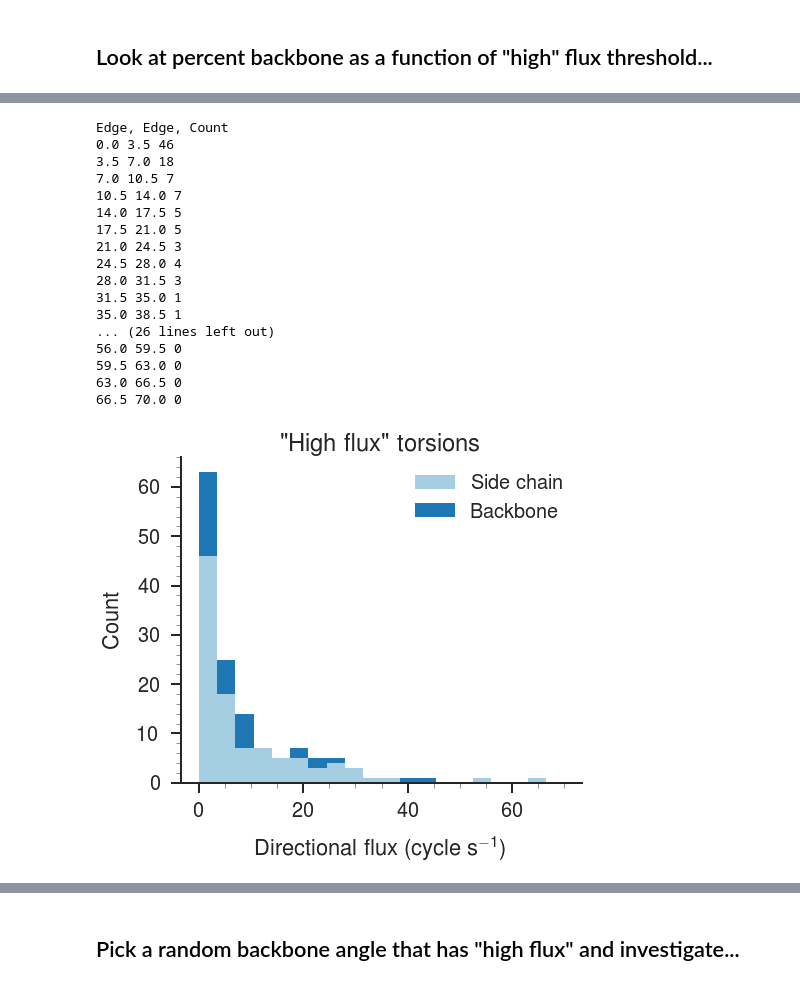
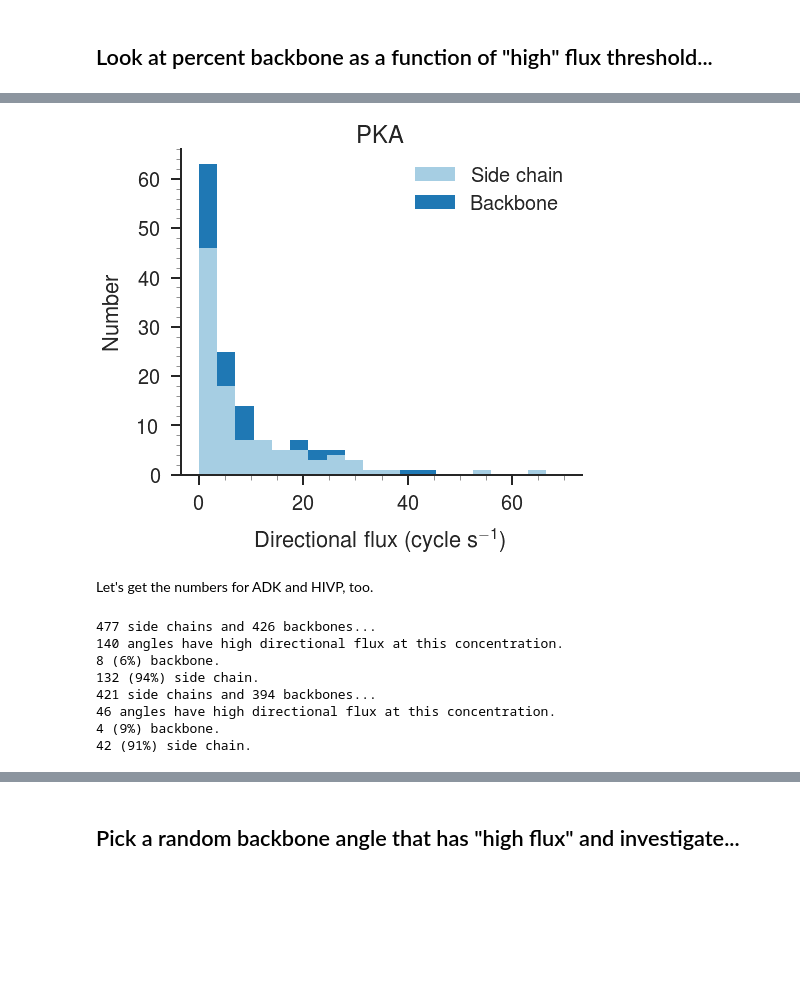
Before and after one commit to slochower/nonequilibrium-master, a Jupyter notebook: notebooks/explore-raw-dihedral-data/check-for-reviewer-comments.ipynb, the cells around one changed output, grey strips where cells are left out. Drawn from its saved outputs; the diff is of its cells as text; code cells hidden in the pictures; blank space fills up the shorter version.

```diff
--- a/notebooks/explore-raw-dihedral-data/check-for-reviewer-comments.ipynb
+++ b/notebooks/explore-raw-dihedral-data/check-for-reviewer-comments.ipynb
@@ -136,0 +125,6 @@ paper_plot(fig)
+# %%
+this = Simulation(data_source='pka_md_data')
+this.name = 'psiPHE29'
+this.cSubstrate = 10**-2.0
+this.simulate()
+plot_input(this, label=True, title=r'Phe29 $\psi$')
@@ -227,48 +233,24 @@ paper_plot(fig)
 # %%
 fig = plt.figure(figsize=(6 * 1.2, 6))
 gs = GridSpec(1, 1, wspace=0.2, hspace=0.5)
 ax = plt.subplot(gs[0, 0])
 
 hist_sc, bin_edges = np.histogram(high_flux_sc, bins=20, range=(0,70))
 mids = bin_edges[1:] - np.diff(bin_edges)/2
 width = bin_edges[1] - bin_edges[0]
 rects = ax.bar(mids, hist_sc, width=width, color=cmap[0], label='Side chain')
 
-print('Edge, Edge, Count')
-for i in range(len(hist)):
-    print(bin_edges[i], bin_edges[i+1], hist_sc[i])
-
-
 hist_bb, bin_edges = np.histogram(high_flux_bb, bins=20, range=(0,70))
 mids = bin_edges[1:] - np.diff(bin_edges)/2
 width = bin_edges[1] - bin_edges[0]
 rects = ax.bar(mids, hist_bb, width=width, color=cmap[1], bottom=hist_sc, label='Backbone')
 
-print('Edge, Edge, Count')
-for i in range(len(hist)):
-    print(bin_edges[i], bin_edges[i+1], hist_bb[i])
-
 ax.legend()
-ax.set_title('"High flux" torsions')
-ax.set_ylabel('Count')
+ax.set_title('PKA')
+ax.set_ylabel('Number')
 ax.set_xlabel('Directional flux (cycle s$^{{-1}}$)')
 paper_plot(fig)
 # %% [output]
-Edge, Edge, Count
-0.0 3.5 46
-3.5 7.0 18
-7.0 10.5 7
-10.5 14.0 7
-14.0 17.5 5
-17.5 21.0 5
-21.0 24.5 3
-24.5 28.0 4
-28.0 31.5 3
-31.5 35.0 1
-35.0 38.5 1
-... (26 lines left out)
-56.0 59.5 0
-59.5 63.0 0
-63.0 66.5 0
-66.5 70.0 0
-[figure, old version]
+[figure, new version]
+# %% [markdown]
+Let's get the numbers for ADK and HIVP, too.
@@ -274,0 +263,23 @@ Edge, Edge, Count
+# %%
+for (protein, threshold) in zip([adk, hivp], [1, 1]):
+
+    side_chains = protein[~protein.File.str.contains("phi|psi")]
+    back_bones = protein[protein.File.str.contains("phi|psi")]
+    print(f'{len(side_chains)} side chains and {len(back_bones)} backbones...')
+
+    high_flux = protein[protein['Directional flux'].abs().values > threshold]['Directional flux'].abs().values
+    high_flux_sc = side_chains[side_chains['Directional flux'].abs().values > threshold]['Directional flux'].abs().values
+    high_flux_bb = back_bones[back_bones['Directional flux'].abs().values > threshold]['Directional flux'].abs().values
+
+    print(f'{len(high_flux)} angles have high directional flux at this concentration.')
+    print(f'{len(high_flux_bb)} ({len(high_flux_bb) / len(high_flux) * 100:1.0f}%) backbone.')
+    print(f'{len(high_flux_sc)} ({len(high_flux_sc) / len(high_flux) * 100:1.0f}%) side chain.')
+# %% [output]
+477 side chains and 426 backbones...
+140 angles have high directional flux at this concentration.
+8 (6%) backbone.
+132 (94%) side chain.
+421 side chains and 394 backbones...
+46 angles have high directional flux at this concentration.
+4 (9%) backbone.
+42 (91%) side chain.
```
Also changed, not shown: parts of 25 cells of this notebook.
